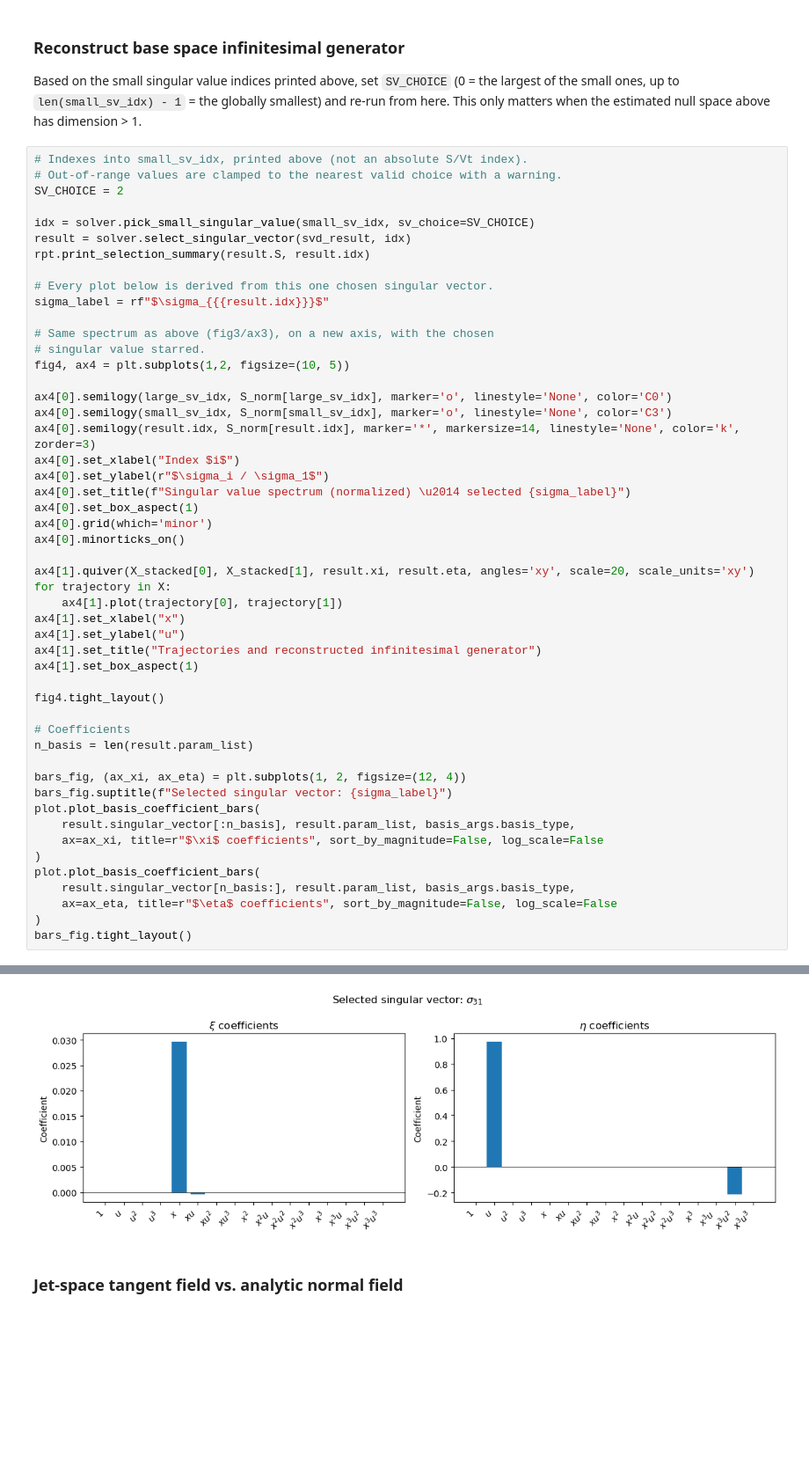
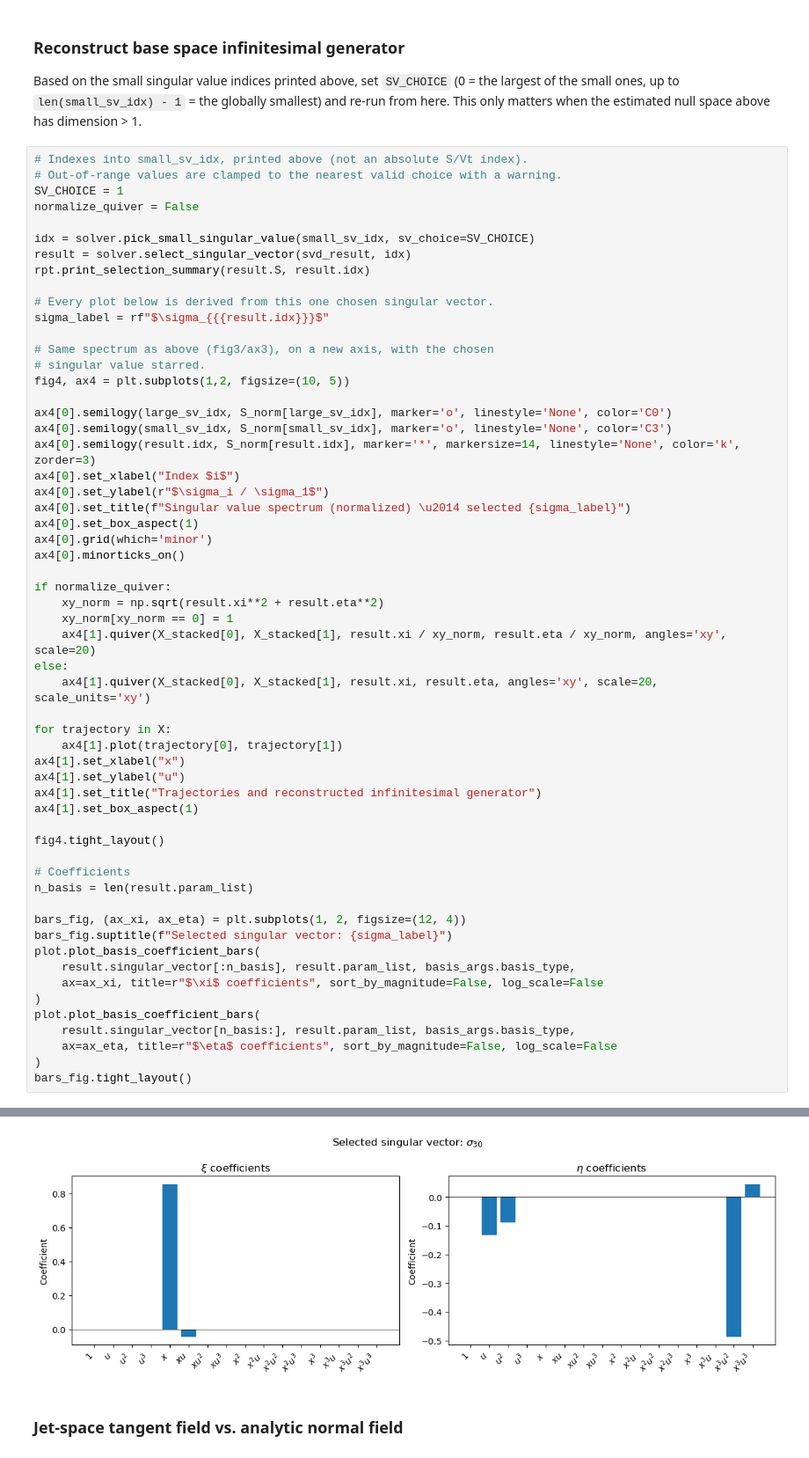
Before and after one commit to rros22/symmetry-detection, a Jupyter notebook: notebooks/ode_symmetry_explorer.ipynb, the cells around one changed output, grey strips where cells are left out. Shown at 88% size. Cells and saved outputs as stored; diff of their text form; blank space fills up the shorter version.

Commit message:
Plotting adjustments

```diff
--- a/notebooks/ode_symmetry_explorer.ipynb
+++ b/notebooks/ode_symmetry_explorer.ipynb
@@ -179,7 +169,8 @@ estimated null space above has dimension > 1.
 # %%
 # Indexes into small_sv_idx, printed above (not an absolute S/Vt index).
 # Out-of-range values are clamped to the nearest valid choice with a warning.
-SV_CHOICE = 2
+SV_CHOICE = 1
+normalize_quiver = False
 
 idx = solver.pick_small_singular_value(small_sv_idx, sv_choice=SV_CHOICE)
 result = solver.select_singular_vector(svd_result, idx)
@@ -202,7 +193,13 @@ ax4[0].set_box_aspect(1)
 ax4[0].grid(which='minor')
 ax4[0].minorticks_on()
 
-ax4[1].quiver(X_stacked[0], X_stacked[1], result.xi, result.eta, angles='xy', scale=20, scale_units='xy')
+if normalize_quiver:
+    xy_norm = np.sqrt(result.xi**2 + result.eta**2)
+    xy_norm[xy_norm == 0] = 1
+    ax4[1].quiver(X_stacked[0], X_stacked[1], result.xi / xy_norm, result.eta / xy_norm, angles='xy', scale=20)
+else:
+    ax4[1].quiver(X_stacked[0], X_stacked[1], result.xi, result.eta, angles='xy', scale=20, scale_units='xy')
+
 for trajectory in X:
     ax4[1].plot(trajectory[0], trajectory[1])
 ax4[1].set_xlabel("x")
@@ -232,4 +229,4 @@ Selected singular value: sigma_31 = 7.025e-11 (out of 32)
-[figure, old version]
+[figure, new version]
 # %% [markdown]
 ### Jet-space tangent field vs. analytic normal field
 # %%
```
Also changed, not shown: parts of 4 cells of this notebook, 1 other file.
